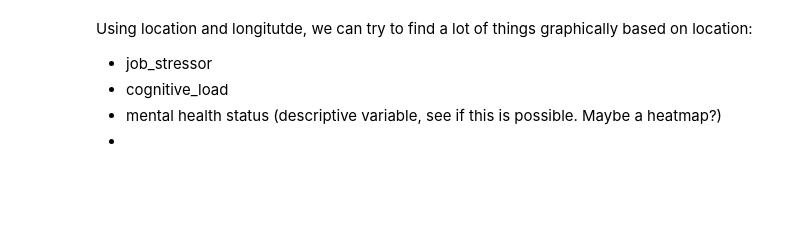
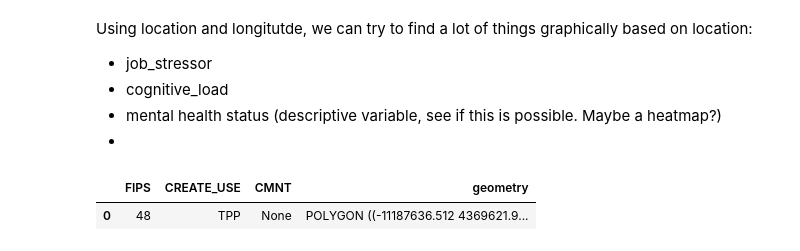
Before and after one commit to AntoAAAAAAAA/Texas-Public-Health-Blog, a Jupyter notebook: Mental_Health_Monitoring/Mental_Health_Monitoring.ipynb, the cells around one changed output. Saved outputs shown, nothing was run; the diff lists cells and outputs as text; code cells hidden in the pictures; blank space fills up the shorter version.

```diff
--- a/Mental_Health_Monitoring/Mental_Health_Monitoring.ipynb
+++ b/Mental_Health_Monitoring/Mental_Health_Monitoring.ipynb
@@ -139,3 +208,9 @@ Using location and longitutde, we can try to find a lot of things graphically ba
 - cognitive_load
 - mental health status (descriptive variable, see if this is possible. Maybe a heatmap?)
 -
+# %%
+texas = gpd.read_file('Texas_State_Boundary_9188475293773017791.zip')
+texas
+# %% [output]
+|  | FIPS | CREATE_USE | CMNT | geometry |
+| 0 | 48 | TPP | None | POLYGON ((-11187636.512 4369621.9... |
```
Also changed, not shown: parts of 9 cells of this notebook, 1 other file.
